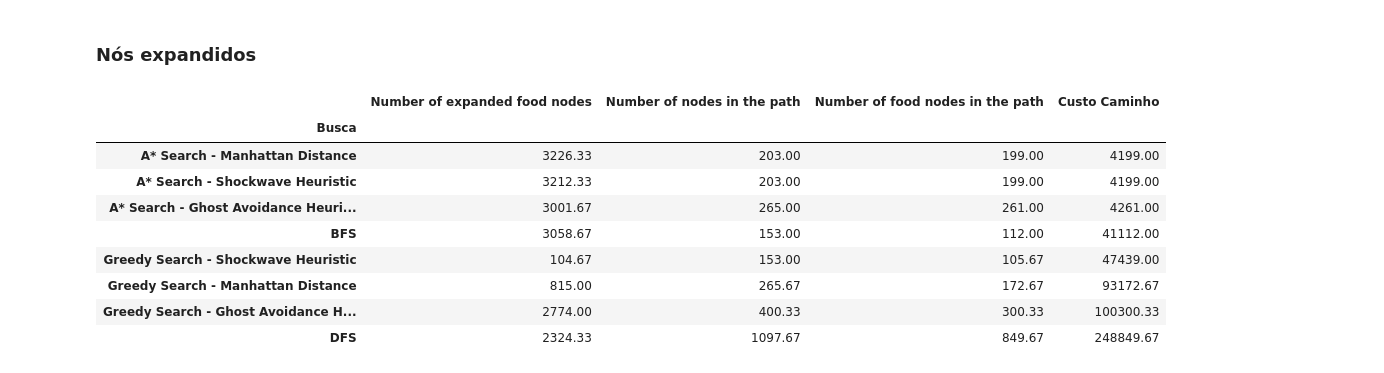
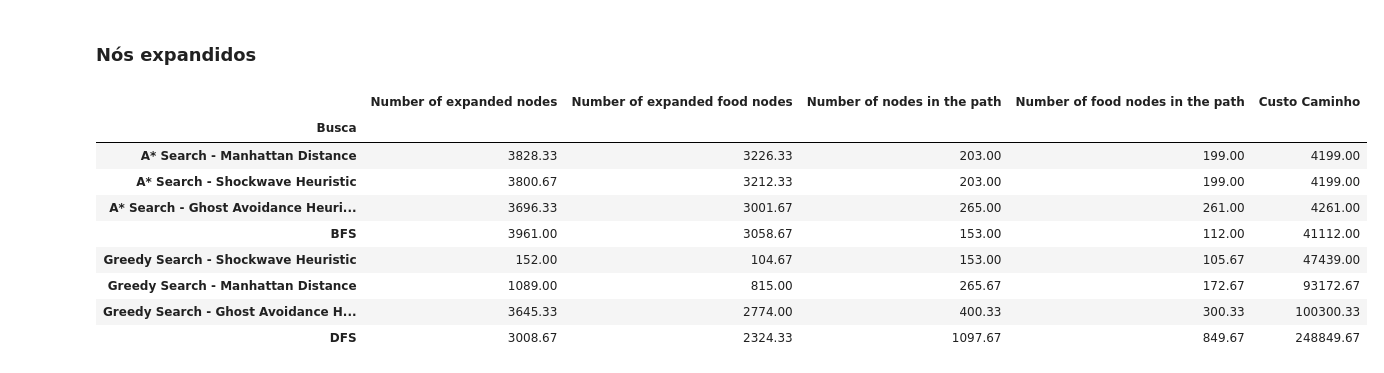
Before and after one commit to carolineap/mo416-2020s1-unicamp, a Jupyter notebook: project1/analysis.ipynb, the cells around one changed output. Drawn from its saved outputs; the diff is of its cells as text; code cells hidden in the pictures.

```diff
--- a/project1/analysis.ipynb
+++ b/project1/analysis.ipynb
@@ -207,16 +193,16 @@ big.sort_values(by=['Tempo']).iloc[:, 0:2]
 # %% [markdown]
 ### Nós expandidos
 # %%
-big.sort_values(by=['Custo Caminho']).iloc[:, 3:]
+big.sort_values(by=['Custo Caminho']).iloc[:, 2:]
 # %% [output]
-|  | Number of expanded food nodes | Number of nodes in the path | Number of food nodes in the path | Custo Caminho |
-| Busca |  |  |  |  |
-| A* Search - Manhattan Distance | 3226.33 | 203.00 | 199.00 | 4199.00 |
-| A* Search - Shockwave Heuristic | 3212.33 | 203.00 | 199.00 | 4199.00 |
-| A* Search - Ghost Avoidance Heuri... | 3001.67 | 265.00 | 261.00 | 4261.00 |
-| BFS | 3058.67 | 153.00 | 112.00 | 41112.00 |
-| Greedy Search - Shockwave Heuristic | 104.67 | 153.00 | 105.67 | 47439.00 |
-| Greedy Search - Manhattan Distance | 815.00 | 265.67 | 172.67 | 93172.67 |
-| Greedy Search - Ghost Avoidance H... | 2774.00 | 400.33 | 300.33 | 100300.33 |
-| DFS | 2324.33 | 1097.67 | 849.67 | 248849.67 |
+|  | Number of expanded nodes | Number of expanded food nodes | Number of nodes in the path | Number of food nodes in the path | Custo Caminho |
+| Busca |  |  |  |  |  |
+| A* Search - Manhattan Distance | 3828.33 | 3226.33 | 203.00 | 199.00 | 4199.00 |
+| A* Search - Shockwave Heuristic | 3800.67 | 3212.33 | 203.00 | 199.00 | 4199.00 |
+| A* Search - Ghost Avoidance Heuri... | 3696.33 | 3001.67 | 265.00 | 261.00 | 4261.00 |
+| BFS | 3961.00 | 3058.67 | 153.00 | 112.00 | 41112.00 |
+| Greedy Search - Shockwave Heuristic | 152.00 | 104.67 | 153.00 | 105.67 | 47439.00 |
+| Greedy Search - Manhattan Distance | 1089.00 | 815.00 | 265.67 | 172.67 | 93172.67 |
+| Greedy Search - Ghost Avoidance H... | 3645.33 | 2774.00 | 400.33 | 300.33 | 100300.33 |
+| DFS | 3008.67 | 2324.33 | 1097.67 | 849.67 | 248849.67 |
 # %%
```
Also changed, not shown: parts of 17 cells of this notebook.
